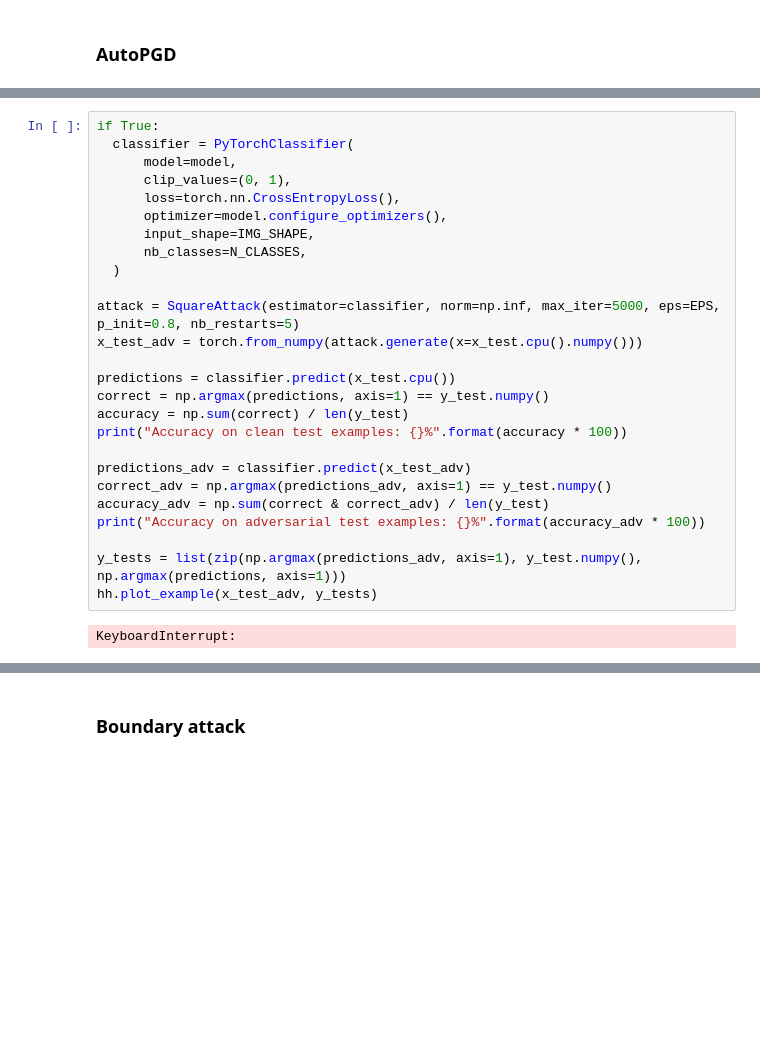
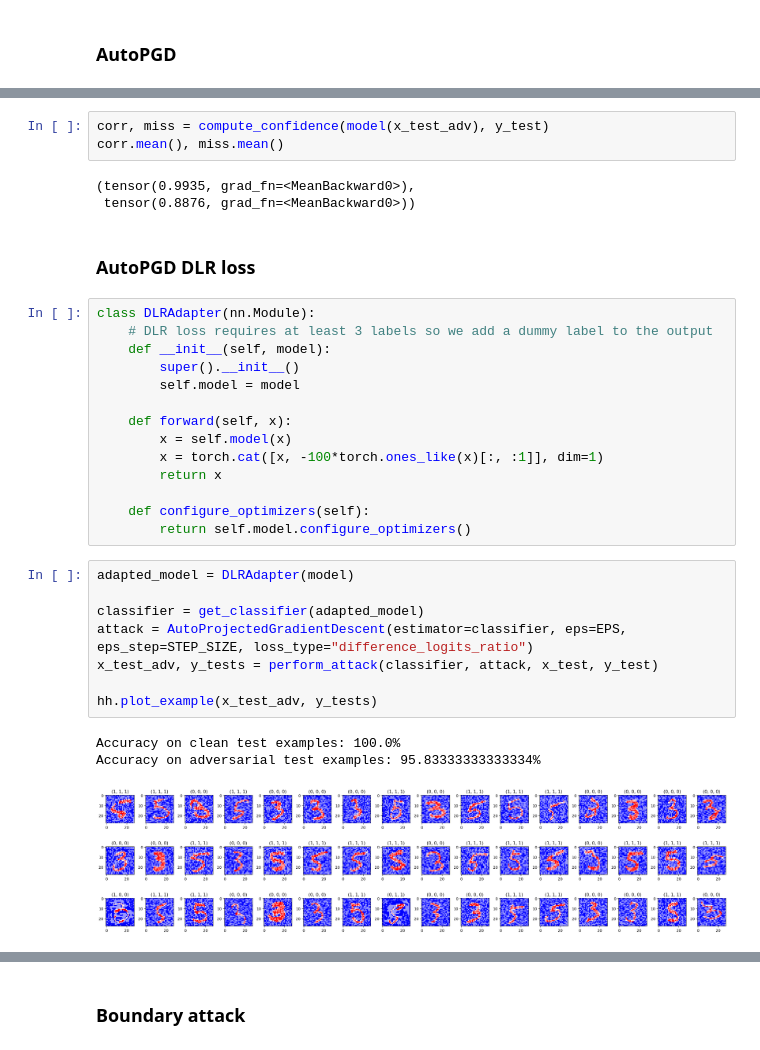
Before and after one commit to 314-Foundation/white-box-nn, a Jupyter notebook: jupyter/main.ipynb, the cells around one changed output, grey strips where cells are left out. Cells and saved outputs as stored; diff of their text form; blank space fills up the shorter version.

```diff
--- a/jupyter/main.ipynb
+++ b/jupyter/main.ipynb
@@ -412,28 +402,34 @@ hh.plot_example(layer_vis, y=labels, n_row=5)
-# %%
-if True:
-  classifier = PyTorchClassifier(
-      model=model,
-      clip_values=(0, 1),
-      loss=torch.nn.CrossEntropyLoss(),
-      optimizer=model.configure_optimizers(),
-      input_shape=IMG_SHAPE,
-      nb_classes=N_CLASSES,
-  )
-
-attack = SquareAttack(estimator=classifier, norm=np.inf, max_iter=5000, eps=EPS, p_init=0.8, nb_restarts=5)
-x_test_adv = torch.from_numpy(attack.generate(x=x_test.cpu().numpy()))
-
-predictions = classifier.predict(x_test.cpu())
-correct = np.argmax(predictions, axis=1) == y_test.numpy()
-accuracy = np.sum(correct) / len(y_test)
-print("Accuracy on clean test examples: {}%".format(accuracy * 100))
-
-predictions_adv = classifier.predict(x_test_adv)
-correct_adv = np.argmax(predictions_adv, axis=1) == y_test.numpy()
-accuracy_adv = np.sum(correct & correct_adv) / len(y_test)
-print("Accuracy on adversarial test examples: {}%".format(accuracy_adv * 100))
-
-y_tests = list(zip(np.argmax(predictions_adv, axis=1), y_test.numpy(), np.argmax(predictions, axis=1)))
-hh.plot_example(x_test_adv, y_tests)
-# %% [output]
-KeyboardInterrupt:
+# %%
+corr, miss = compute_confidence(model(x_test_adv), y_test)
+corr.mean(), miss.mean()
+# %% [output]
+(tensor(0.9935, grad_fn=<MeanBackward0>),
+ tensor(0.8876, grad_fn=<MeanBackward0>))
+# %% [markdown]
+### AutoPGD DLR loss
+# %%
+class DLRAdapter(nn.Module):
+    # DLR loss requires at least 3 labels so we add a dummy label to the output
+    def __init__(self, model):
+        super().__init__()
+        self.model = model
+
+    def forward(self, x):
+        x = self.model(x)
+        x = torch.cat([x, -100*torch.ones_like(x)[:, :1]], dim=1)
+        return x
+
+    def configure_optimizers(self):
+        return self.model.configure_optimizers()
+# %%
+adapted_model = DLRAdapter(model)
+
+classifier = get_classifier(adapted_model)
+attack = AutoProjectedGradientDescent(estimator=classifier, eps=EPS, eps_step=STEP_SIZE, loss_type="difference_logits_ratio")
+x_test_adv, y_tests = perform_attack(classifier, attack, x_test, y_test)
+
+hh.plot_example(x_test_adv, y_tests)
+# %% [output]
+Accuracy on clean test examples: 100.0%
+Accuracy on adversarial test examples: 95.83333333333334%
+[figure, added]
```
Also changed, not shown: parts of 31 cells of this notebook, 1 other file.
